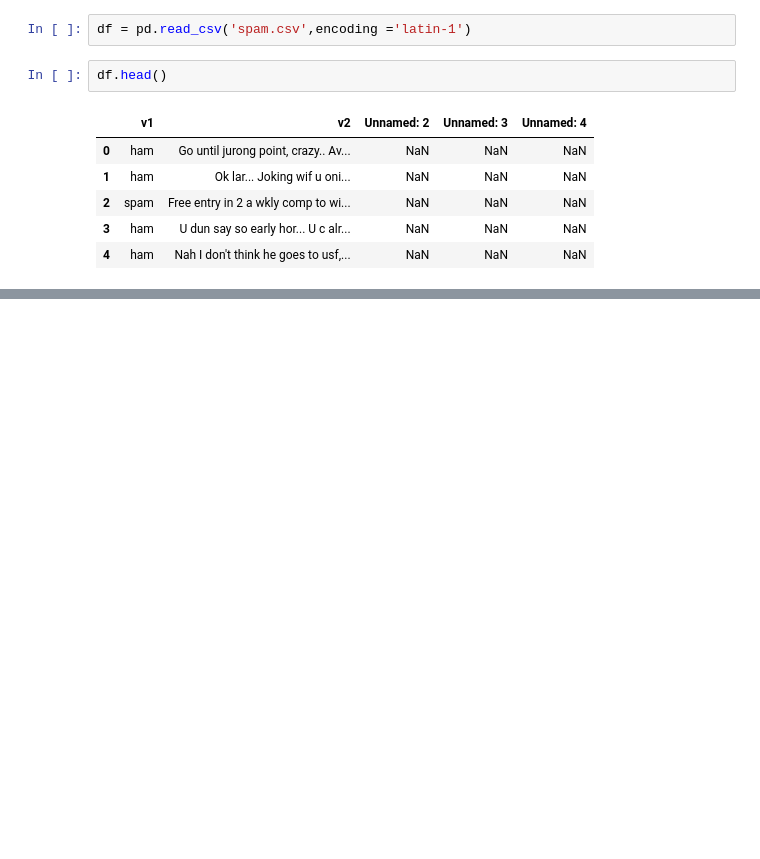
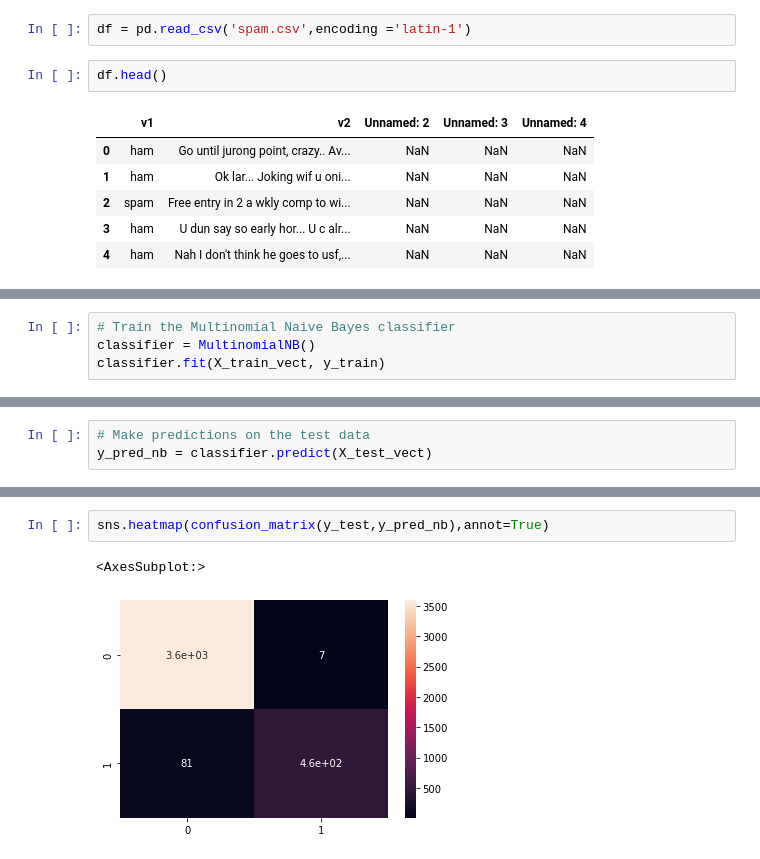
Before and after one commit to RahulWadwani/OIBSIP, a Jupyter notebook: Task 4/E-Mail spam detection.ipynb, the cells around one changed output, grey strips where cells are left out. Cells and saved outputs as stored; diff of their text form; blank space fills up the shorter version.

```diff
--- a/Task 4/E-Mail spam detection.ipynb
+++ b/Task 4/E-Mail spam detection.ipynb
@@ -15,0 +357,4 @@ df.head()
+# %%
+# Train the Multinomial Naive Bayes classifier
+classifier = MultinomialNB()
+classifier.fit(X_train_vect, y_train)
@@ -15,0 +363,3 @@ df.head()
+# %%
+# Make predictions on the test data
+y_pred_nb = classifier.predict(X_test_vect)
@@ -15,0 +438,5 @@ df.head()
+# %%
+sns.heatmap(confusion_matrix(y_test,y_pred_nb),annot=True)
+# %% [output]
+<AxesSubplot:>
+[figure, added]
```
Also changed, not shown: parts of 46 cells of this notebook.
